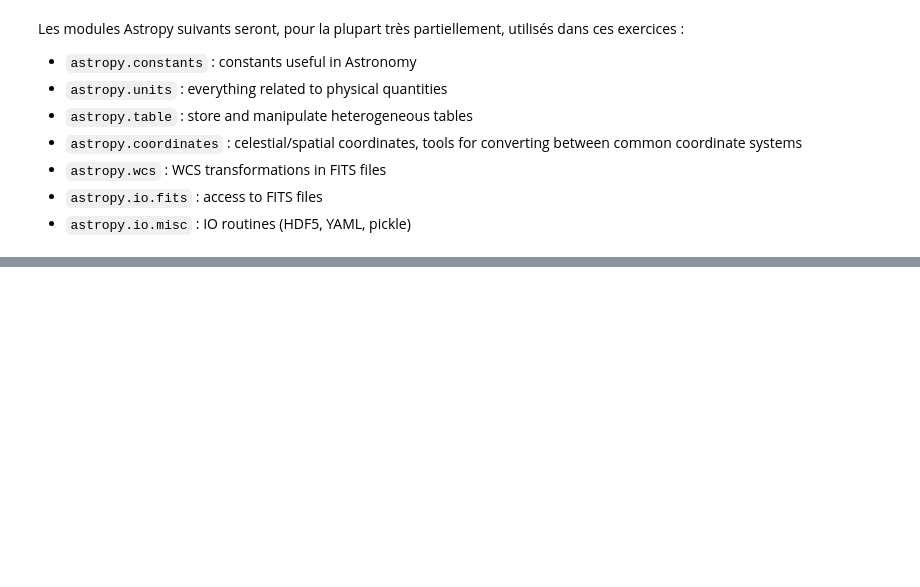
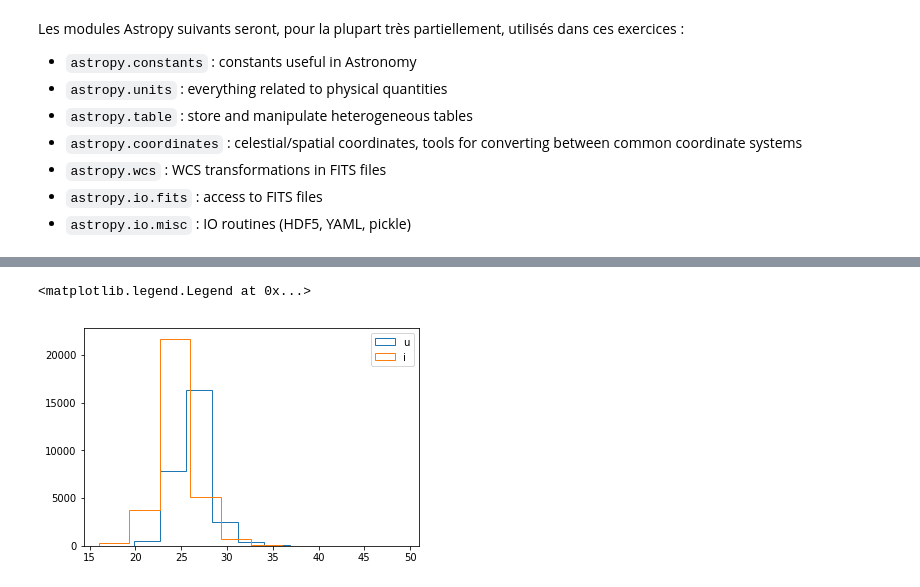
Before and after one commit to nicolaschotard/lsst_drp_analysis, a Jupyter notebook: python/6_astropy_exercices.ipynb, the cells around one changed output, grey strips where cells are left out. Drawn from its saved outputs; the diff is of its cells as text; code cells hidden in the pictures; blank space fills up the shorter version.

Commit message:
Change testdata + astropy exercice

```diff
--- a/python/6_astropy_exercices.ipynb
+++ b/python/6_astropy_exercices.ipynb
@@ -25,5 +27,5 @@ import numpy as np
 # %%
 # 1. Téléchargement du fichier de données
 from astropy.utils.data import download_file
-f = 'https://lapp-owncloud.in2p3.fr/index.php/s/xG2AoS2jggbmP0k/download'
+f = 'https://github.com/nicolaschotard/lsst_drp_analysis/blob/master/python/testdata.hdf5?raw=true'
 mon_fichier = download_file(f)
@@ -30,4 +34,4 @@ mon_fichier = download_file(f)
 # %%
 # 2. Chargemment du catalogue dans une table astropy
 from astropy.table import Table
-Table.read('')
+table = Table.read(mon_fichier, path='deepCoadd_forced_src')
@@ -35,0 +81,16 @@ import h5py
+# %%
+
+# Les histogrammes
+# pour le filtre 'i'
+mags = table[table['filter'] == 'i']['modelfit_CModel_mag']
+# pour tout les filtres
+filters = set(table['filter'])
+mags = [table[table['filter'] == f]['modelfit_CModel_mag'] for f in filters]
+fig, ax = plt.subplots()
+for mag, filt in zip(mags, filters):
+    mag = mag[np.isfinite(mag)]
+    ax.hist(mag, label=filt, histtype='step')
+ax.legend()
+# %% [output]
+<matplotlib.legend.Legend at 0x...>
+[figure, added]
```
Also changed, not shown: parts of 7 cells of this notebook, 1 other file.
